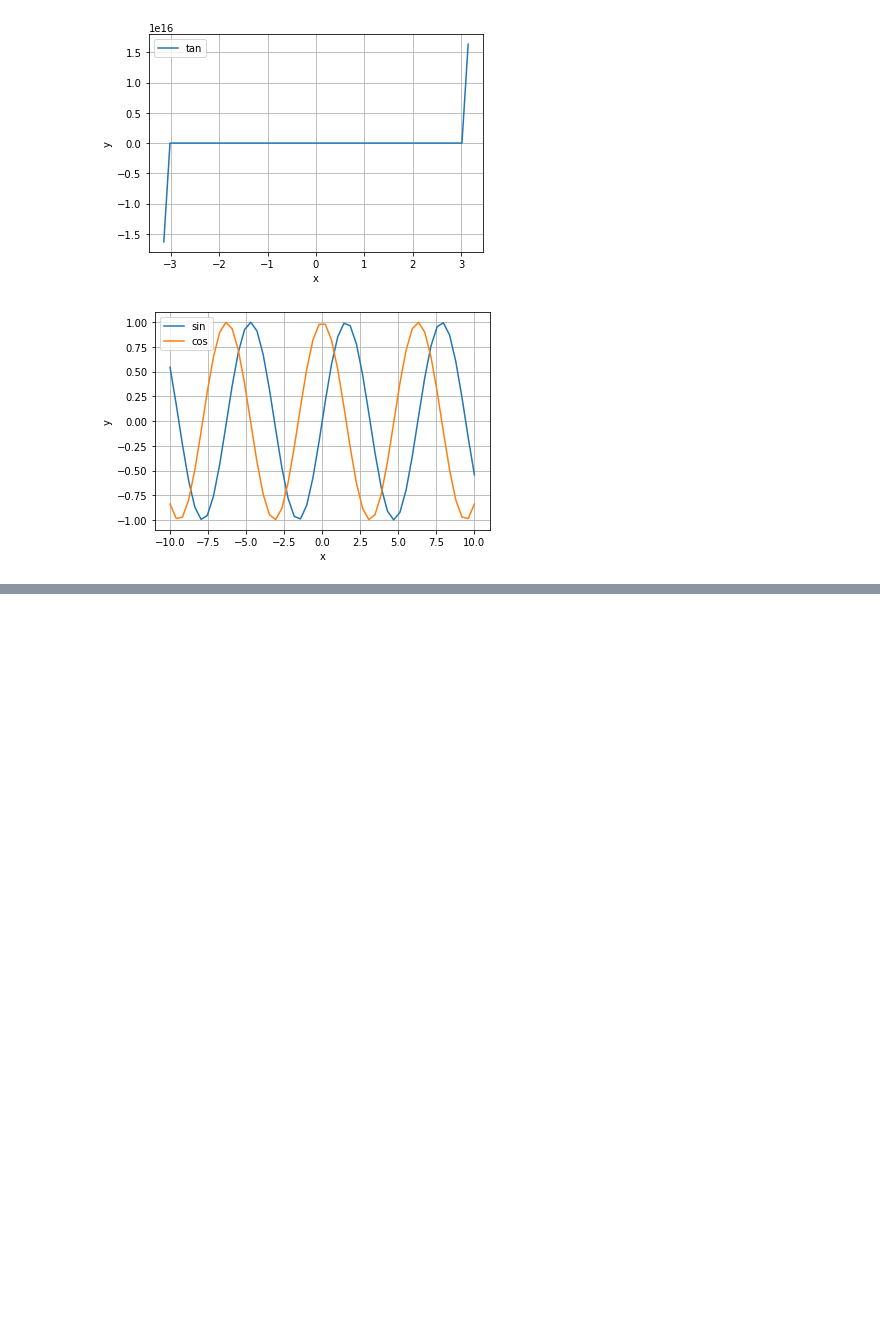
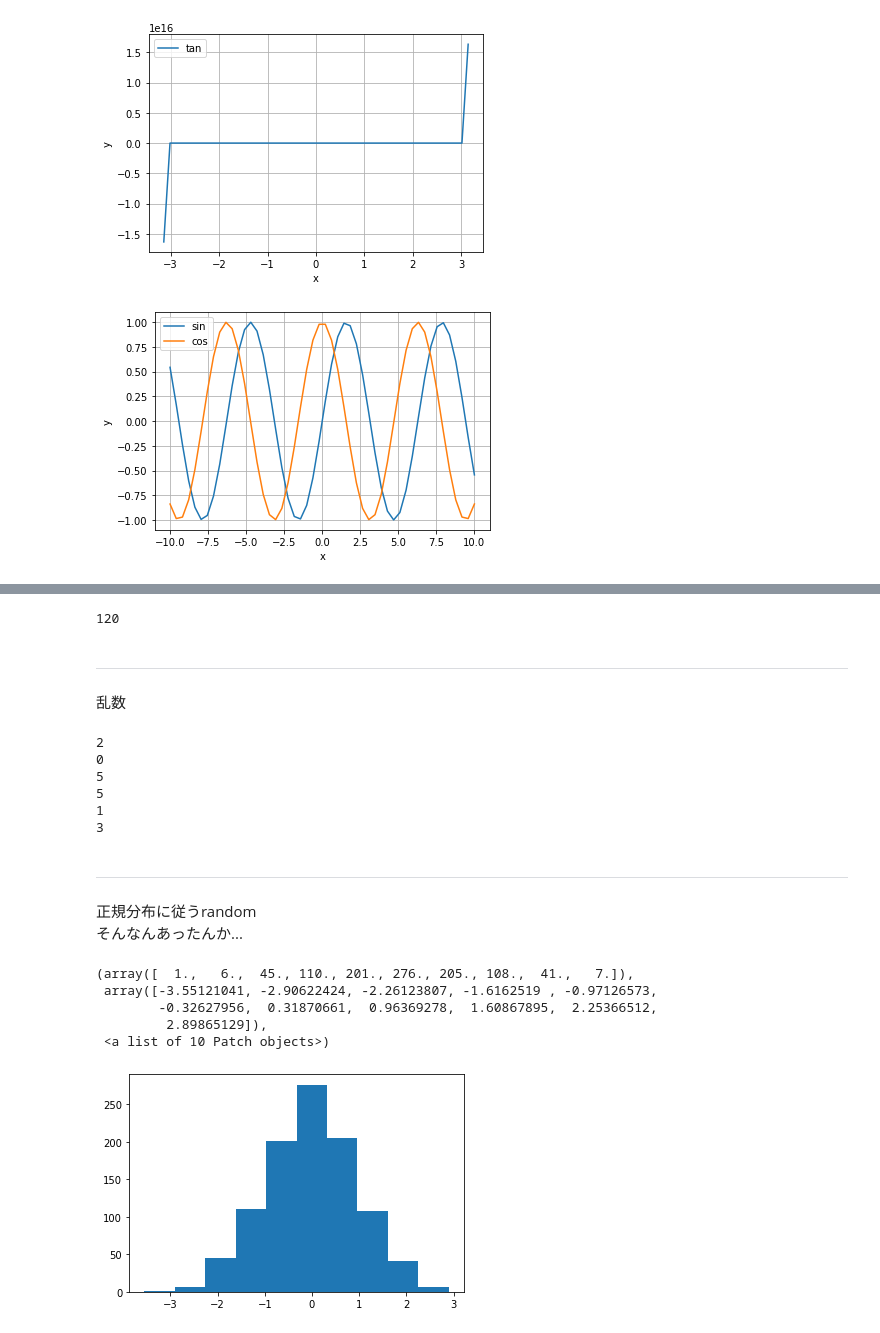
Before and after one commit to sishinami/util, a Jupyter notebook: 数式.ipynb, the cells around one changed output, grey strips where cells are left out. Drawn from its saved outputs; the diff is of its cells as text; code cells hidden in the pictures; blank space fills up the shorter version.

```diff
--- a/数式.ipynb
+++ b/数式.ipynb
@@ -229,0 +291,35 @@ plt.grid()
+# %%
+a = np.array([1,3,2,5,4])
+y = np.prod(a) # jupyter Markdownでもnｐでも prod なんだな
+y
+# %% [output]
+120
+# %% [markdown]
+---
+乱数
+# %%
+for f in range(6):
+  print(np.random.randint(6)) # 0から５まで なので注意 例えばサイコロにしたいなら＋１すること
+# %% [output]
+2
+0
+5
+5
+1
+3
+# %% [markdown]
+---
+正規分布に従うrandom
+そんなんあったんか...
+# %%
+n = 1000
+x = np.random.randn(n)
+# %%
+plt.hist(x,bins=10)
+# %% [output]
+(array([  1.,   6.,  45., 110., 201., 276., 205., 108.,  41.,   7.]),
+ array([-3.55121041, -2.90622424, -2.26123807, -1.6162519 , -0.97126573,
+        -0.32627956,  0.31870661,  0.96369278,  1.60867895,  2.25366512,
+         2.89865129]),
+ <a list of 10 Patch objects>)
+[figure, added]
```
Also changed, not shown: parts of 8 cells of this notebook.
